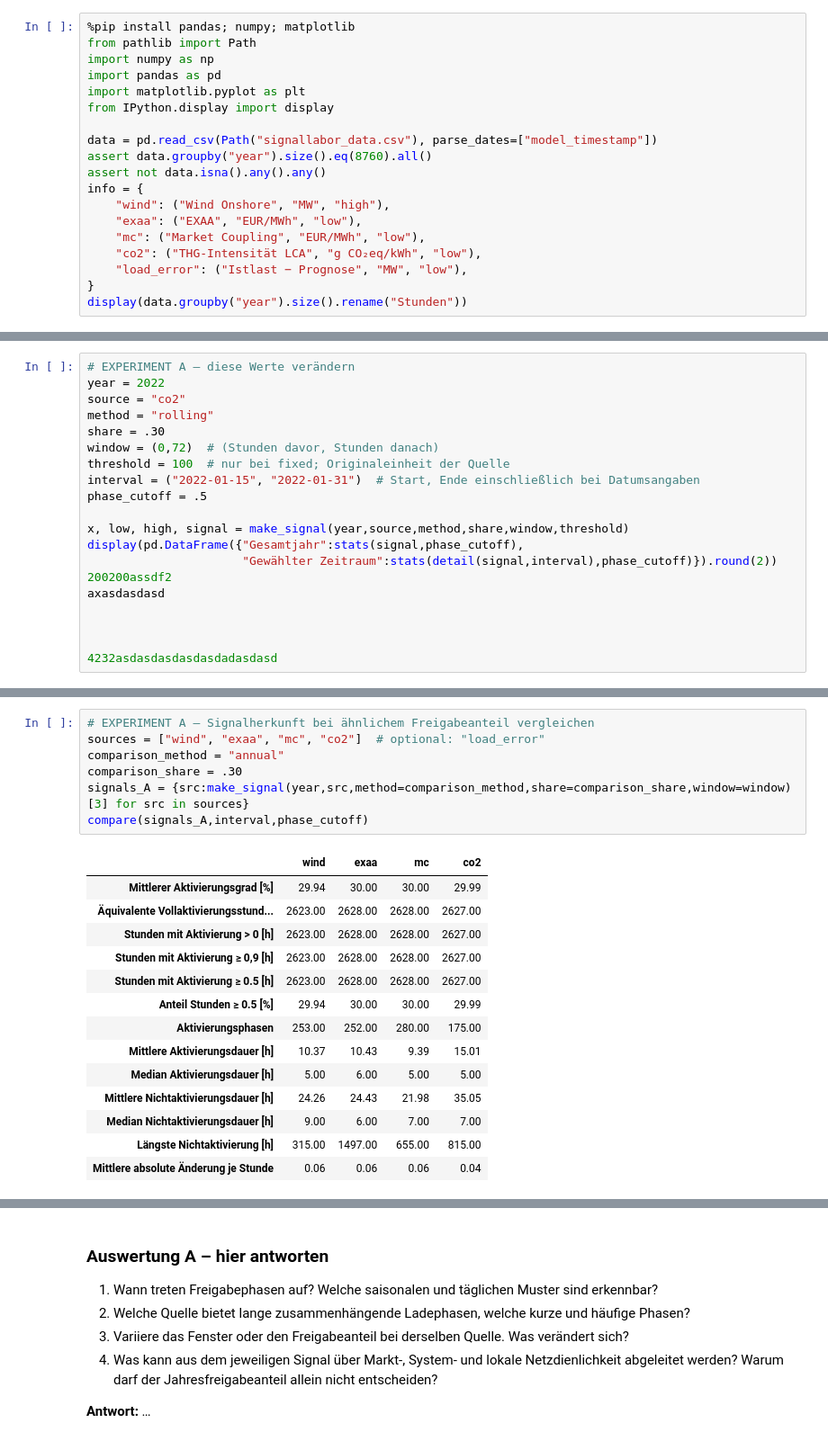
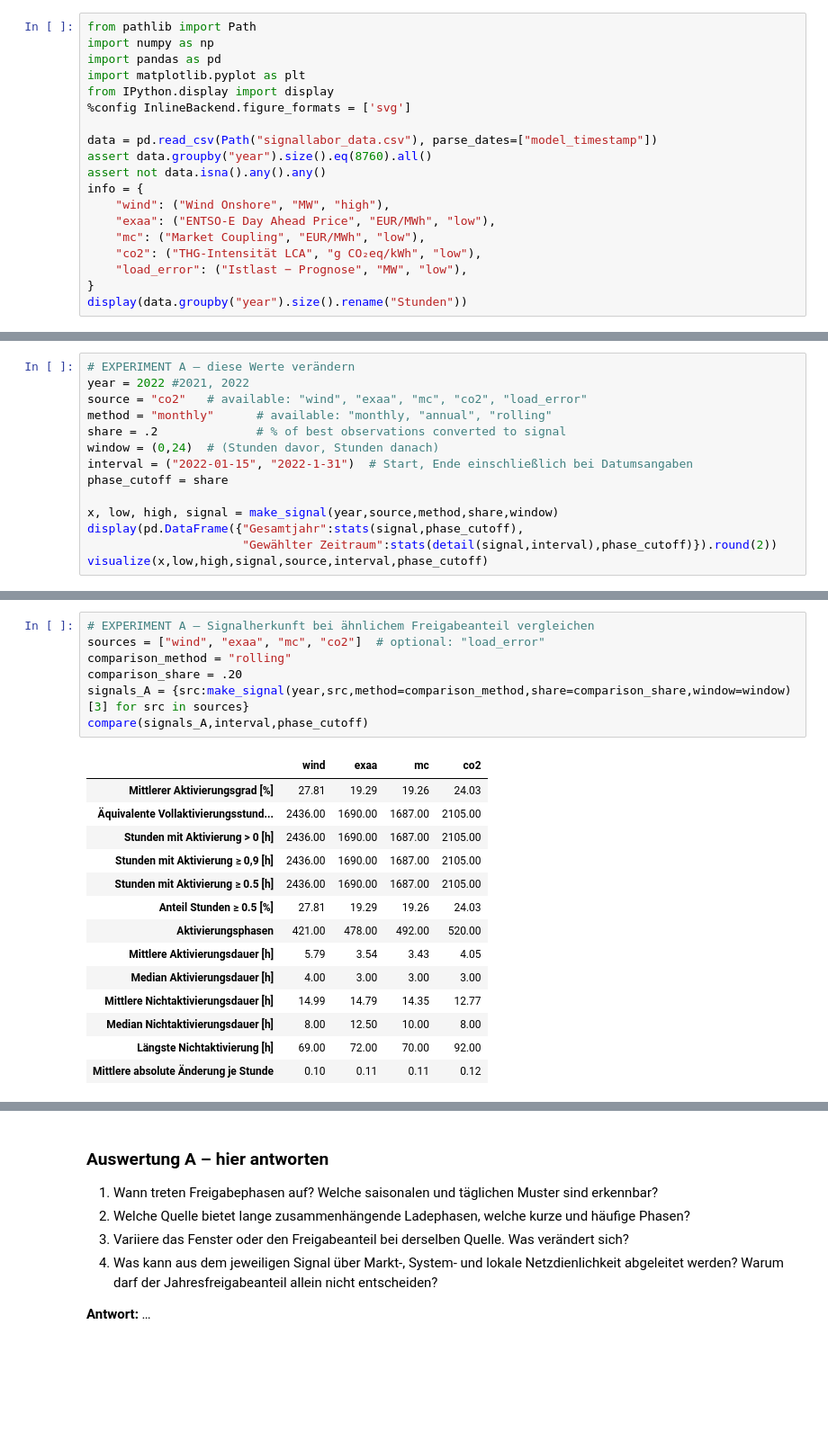
Before and after one commit to simonschaluppe/peexcel, a Jupyter notebook: notebooks/teaching/ndk/01_signallabor_AB.ipynb, the cells around one changed output, grey strips where cells are left out. Shown at 90% size. Saved outputs shown, nothing was run; the diff lists cells and outputs as text; blank space fills up the shorter version.

Commit message:
signallabor update

```diff
--- a/notebooks/teaching/ndk/01_signallabor_AB.ipynb
+++ b/notebooks/teaching/ndk/01_signallabor_AB.ipynb
@@ -25,17 +30,17 @@ Datengrundlage: bereitgestellte ENTSO-E-Jahresblätter, `exaa.csv`, stündliche
 # %%
-%pip install pandas; numpy; matplotlib
 from pathlib import Path
 import numpy as np
 import pandas as pd
 import matplotlib.pyplot as plt
 from IPython.display import display
+%config InlineBackend.figure_formats = ['svg']
 
 data = pd.read_csv(Path("signallabor_data.csv"), parse_dates=["model_timestamp"])
 assert data.groupby("year").size().eq(8760).all()
 assert not data.isna().any().any()
 info = {
     "wind": ("Wind Onshore", "MW", "high"),
-    "exaa": ("EXAA", "EUR/MWh", "low"),
+    "exaa": ("ENTSO-E Day Ahead Price", "EUR/MWh", "low"),
     "mc": ("Market Coupling", "EUR/MWh", "low"),
     "co2": ("THG-Intensität LCA", "g CO₂eq/kWh", "low"),
     "load_error": ("Istlast − Prognose", "MW", "low"),
@@ -276,23 +348,17 @@ def export_signal(s, year, name, parameters, prefix):
     print(f"{stem}.csv – 8760 Stunden")
 # %%
 # EXPERIMENT A – diese Werte verändern
-year = 2022
-source = "co2"
-method = "rolling"
-share = .30
-window = (0,72)  # (Stunden davor, Stunden danach)
-threshold = 100  # nur bei fixed; Originaleinheit der Quelle
-interval = ("2022-01-15", "2022-01-31")  # Start, Ende einschließlich bei Datumsangaben
-phase_cutoff = .5
+year = 2022 #2021, 2022
+source = "co2"   # available: "wind", "exaa", "mc", "co2", "load_error"
+method = "monthly"      # available: "monthly, "annual", "rolling"
+share = .2              # % of best observations converted to signal
+window = (0,24)  # (Stunden davor, Stunden danach)
+interval = ("2022-01-15", "2022-1-31")  # Start, Ende einschließlich bei Datumsangaben
+phase_cutoff = share
 
-x, low, high, signal = make_signal(year,source,method,share,window,threshold)
+x, low, high, signal = make_signal(year,source,method,share,window)
 display(pd.DataFrame({"Gesamtjahr":stats(signal,phase_cutoff),
                       "Gewählter Zeitraum":stats(detail(signal,interval),phase_cutoff)}).round(2))
-200200assdf2
-axasdasdasd
-
-
-
-4232asdasdasdasdasdadasdasd
+visualize(x,low,high,signal,source,interval,phase_cutoff)
 # %% [output]
 |  | Gesamtjahr | Gewählter Zeitraum |
@@ -316,22 +381,22 @@ axasdasdasd
 # %%
 # EXPERIMENT A – Signalherkunft bei ähnlichem Freigabeanteil vergleichen
 sources = ["wind", "exaa", "mc", "co2"]  # optional: "load_error"
-comparison_method = "annual"
-comparison_share = .30
+comparison_method = "rolling"
+comparison_share = .20
 signals_A = {src:make_signal(year,src,method=comparison_method,share=comparison_share,window=window)[3] for src in sources}
 compare(signals_A,interval,phase_cutoff)
 # %% [output]
 |  | wind | exaa | mc | co2 |
-| Mittlerer Aktivierungsgrad [%] | 29.94 | 30.00 | 30.00 | 29.99 |
-| Äquivalente Vollaktivierungsstund... | 2623.00 | 2628.00 | 2628.00 | 2627.00 |
-| Stunden mit Aktivierung > 0 [h] | 2623.00 | 2628.00 | 2628.00 | 2627.00 |
-| Stunden mit Aktivierung ≥ 0,9 [h] | 2623.00 | 2628.00 | 2628.00 | 2627.00 |
-| Stunden mit Aktivierung ≥ 0.5 [h] | 2623.00 | 2628.00 | 2628.00 | 2627.00 |
-| Anteil Stunden ≥ 0.5 [%] | 29.94 | 30.00 | 30.00 | 29.99 |
-| Aktivierungsphasen | 253.00 | 252.00 | 280.00 | 175.00 |
-| Mittlere Aktivierungsdauer [h] | 10.37 | 10.43 | 9.39 | 15.01 |
-| Median Aktivierungsdauer [h] | 5.00 | 6.00 | 5.00 | 5.00 |
-| Mittlere Nichtaktivierungsdauer [h] | 24.26 | 24.43 | 21.98 | 35.05 |
-| Median Nichtaktivierungsdauer [h] | 9.00 | 6.00 | 7.00 | 7.00 |
-| Längste Nichtaktivierung [h] | 315.00 | 1497.00 | 655.00 | 815.00 |
-| Mittlere absolute Änderung je Stunde | 0.06 | 0.06 | 0.06 | 0.04 |
+| Mittlerer Aktivierungsgrad [%] | 27.81 | 19.29 | 19.26 | 24.03 |
+| Äquivalente Vollaktivierungsstund... | 2436.00 | 1690.00 | 1687.00 | 2105.00 |
+| Stunden mit Aktivierung > 0 [h] | 2436.00 | 1690.00 | 1687.00 | 2105.00 |
+| Stunden mit Aktivierung ≥ 0,9 [h] | 2436.00 | 1690.00 | 1687.00 | 2105.00 |
+| Stunden mit Aktivierung ≥ 0.5 [h] | 2436.00 | 1690.00 | 1687.00 | 2105.00 |
+| Anteil Stunden ≥ 0.5 [%] | 27.81 | 19.29 | 19.26 | 24.03 |
+| Aktivierungsphasen | 421.00 | 478.00 | 492.00 | 520.00 |
+| Mittlere Aktivierungsdauer [h] | 5.79 | 3.54 | 3.43 | 4.05 |
+| Median Aktivierungsdauer [h] | 4.00 | 3.00 | 3.00 | 3.00 |
+| Mittlere Nichtaktivierungsdauer [h] | 14.99 | 14.79 | 14.35 | 12.77 |
+| Median Nichtaktivierungsdauer [h] | 8.00 | 12.50 | 10.00 | 8.00 |
+| Längste Nichtaktivierung [h] | 69.00 | 72.00 | 70.00 | 92.00 |
+| Mittlere absolute Änderung je Stunde | 0.10 | 0.11 | 0.11 | 0.12 |
```
Also changed, not shown: parts of 14 cells of this notebook, 2 other files.
